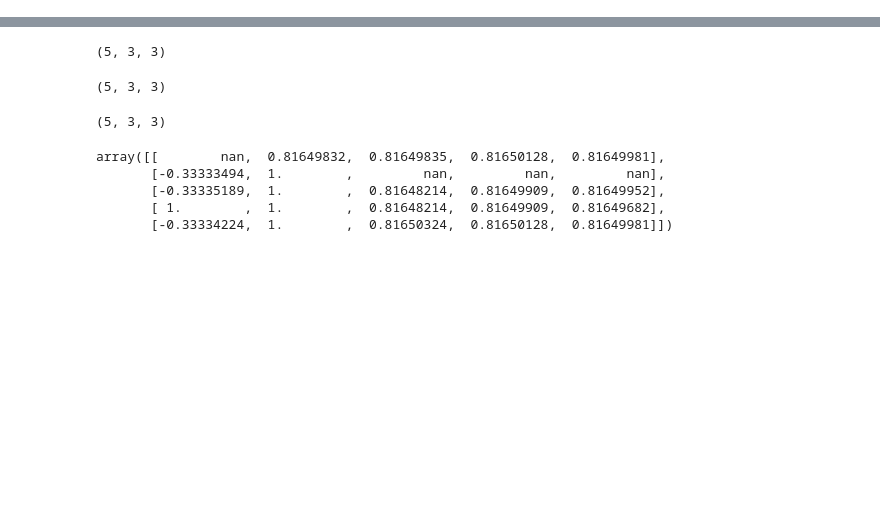
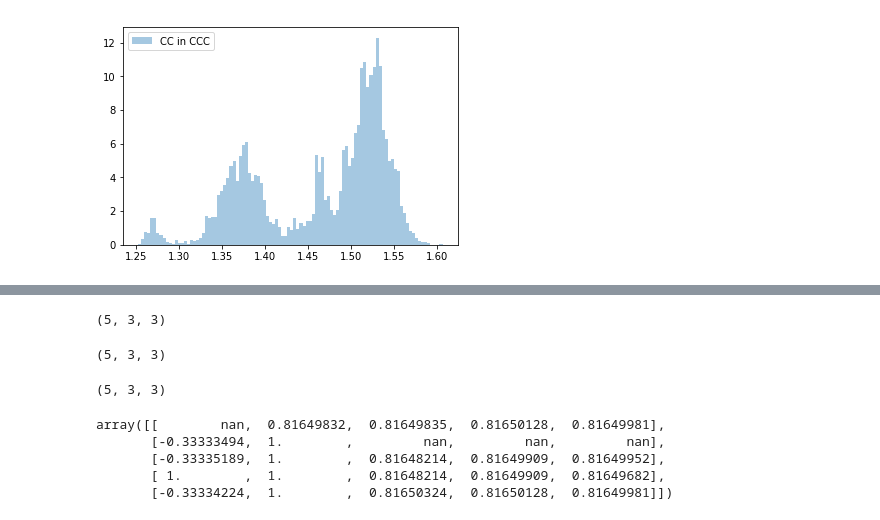
Before and after one commit to Rio114/kaggle, a Jupyter notebook: champs/dev_util.ipynb, the cells around one changed output, grey strips where cells are left out. Cells and saved outputs as stored; diff of their text form; code cells hidden in the pictures; blank space fills up the shorter version.

```diff
--- a/champs/dev_util.ipynb
+++ b/champs/dev_util.ipynb
@@ -123,0 +443,23 @@ base_tile.shape
+# %%
+dist_arr_CCN = np.zeros(0)
+
+for m in mols[:10000]:
+    dist_mat = get_dist_matrix(df_structures_idx, m)
+    pairs_3j = gen_3JHN_list(df_idx, df_structures_idx, m)
+    if len(pairs_3j) == 0:
+        continue
+    center_pairs = np.array(pairs_3j)[:,1:3]
+    unique_paires = np.unique(center_pairs, axis=0)
+    center_atoms_idx = np.unique(unique_paires)
+    atoms = df_structures_idx.loc[m]['atom'].values
+    pickup_atoms = center_atoms_idx[atoms[center_atoms_idx] == "C"]
+
+    for p in unique_paires:
+#         if np.isin(p, pickup_atoms).sum() / 2 == 1:
+        dist_arr_CCN = np.hstack([dist_arr_CCN, dist_mat[p[0], p[1]]])
+# %%
+sns.distplot(dist_arr_CCN, bins=100, kde=False, norm_hist=True, label='CC in CCC')
+plt.legend()
+plt.show()
+# %% [output]
+[figure, added]
```
Also changed, not shown: parts of 45 cells of this notebook, 16 other files.
